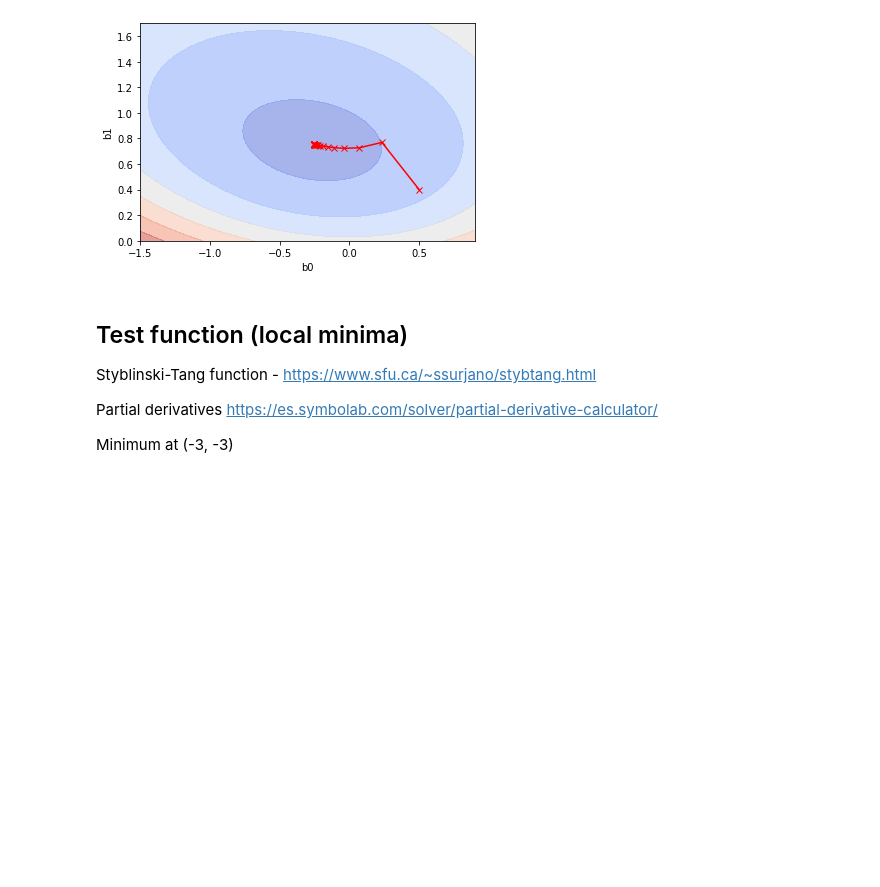
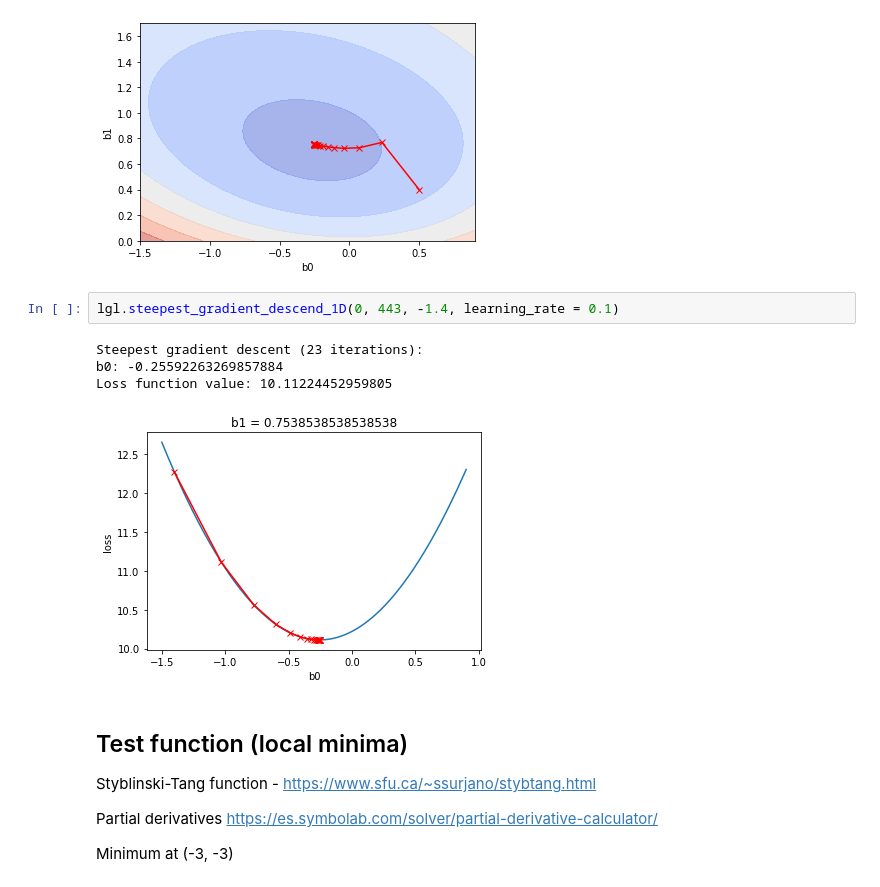
Before and after one commit to pablosuau/training, a Jupyter notebook: machine_learning/03_ml_theory/01_gradient_descent/01_loss_functions.ipynb, the cells around one changed output. Saved outputs shown, nothing was run; the diff lists cells and outputs as text; blank space fills up the shorter version.

```diff
--- a/machine_learning/03_ml_theory/01_gradient_descent/01_loss_functions.ipynb
+++ b/machine_learning/03_ml_theory/01_gradient_descent/01_loss_functions.ipynb
@@ -411,6 +462,13 @@ b0: -0.2555103034520268
 b1: 0.7535517276687487
 Loss function value: 10.112244272210903
 [figure]
+# %%
+lgl.steepest_gradient_descend_1D(0, 443, -1.4, learning_rate = 0.1)
+# %% [output]
+Steepest gradient descent (23 iterations):
+b0: -0.25592263269857884
+Loss function value: 10.11224452959805
+[figure, added]
 # %% [markdown]
 ## Test function (local minima)
 
```
Also changed, not shown: parts of 3 cells of this notebook.
